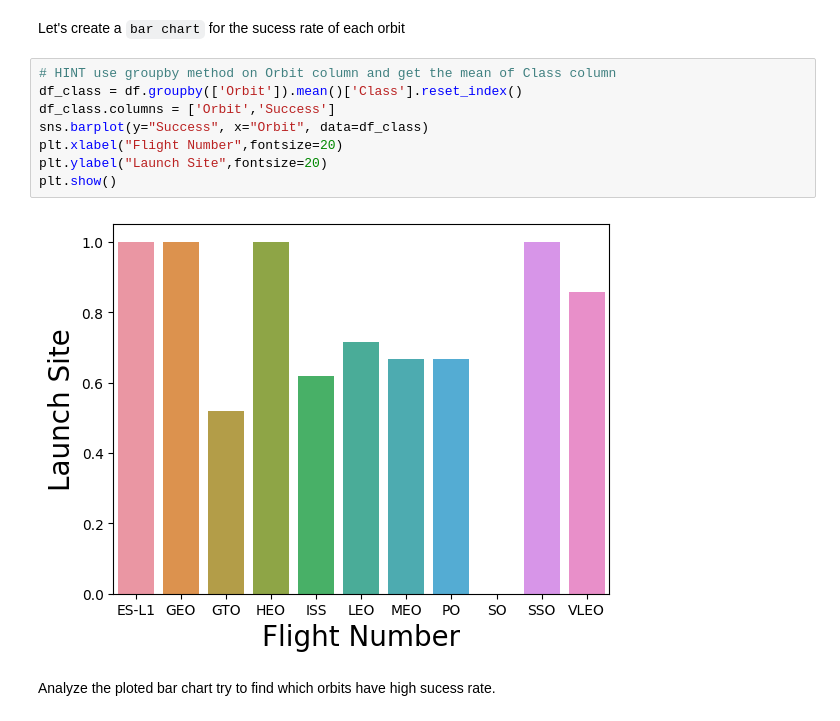
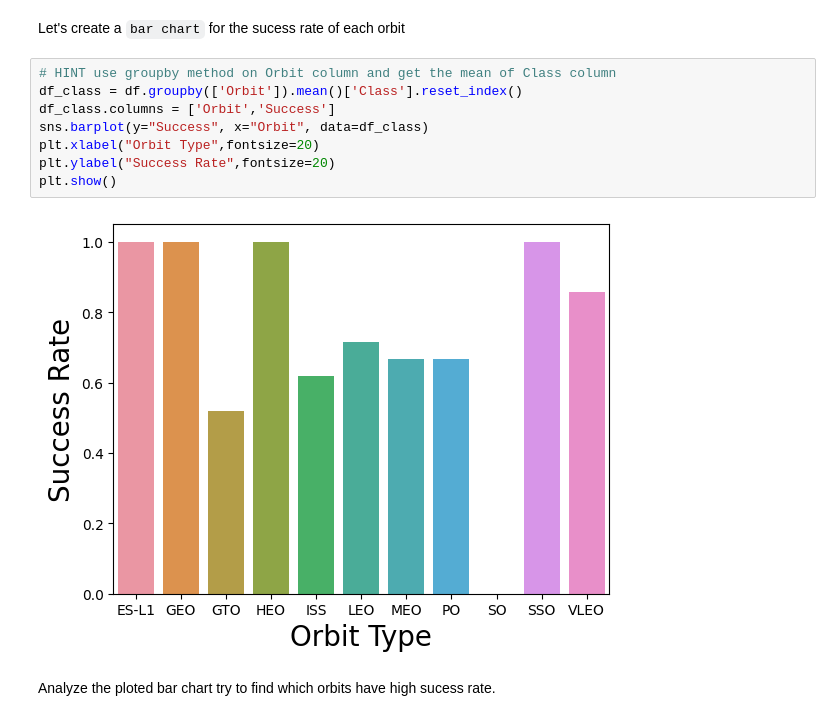
Before and after one commit to Hasansarwer/Applied-Data-Science-Capstone, a Jupyter notebook: jupyter-labs-eda-dataviz.ipynb, the cells around one changed output. Cells and saved outputs as stored; diff of their text form.

```diff
--- a/jupyter-labs-eda-dataviz.ipynb
+++ b/jupyter-labs-eda-dataviz.ipynb
@@ -116,13 +116,13 @@ Let's create a `bar chart` for the sucess rate of each orbit
 # %%
 # HINT use groupby method on Orbit column and get the mean of Class column
 df_class = df.groupby(['Orbit']).mean()['Class'].reset_index()
 df_class.columns = ['Orbit','Success']
 sns.barplot(y="Success", x="Orbit", data=df_class)
-plt.xlabel("Flight Number",fontsize=20)
-plt.ylabel("Launch Site",fontsize=20)
+plt.xlabel("Orbit Type",fontsize=20)
+plt.ylabel("Success Rate",fontsize=20)
 plt.show()
 # %% [output]
-[figure, old version]
+[figure, new version]
 # %% [markdown]
 Analyze the ploted bar chart try to find which orbits have high sucess rate.
 # %% [markdown]
```
Also changed, not shown: parts of 4 cells of this notebook, 4 other files.
